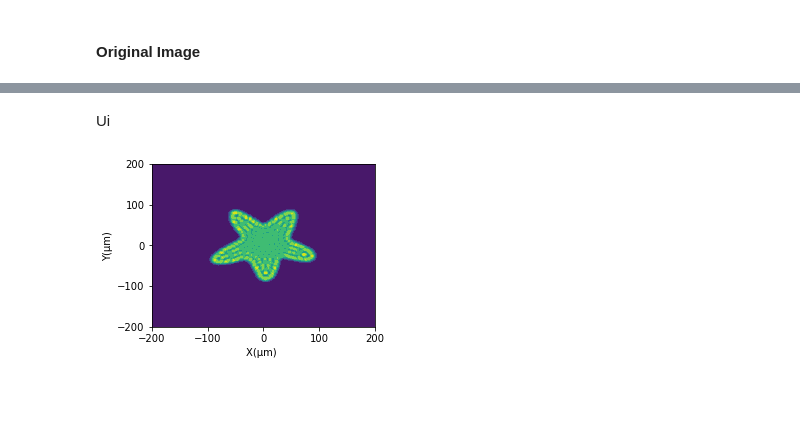
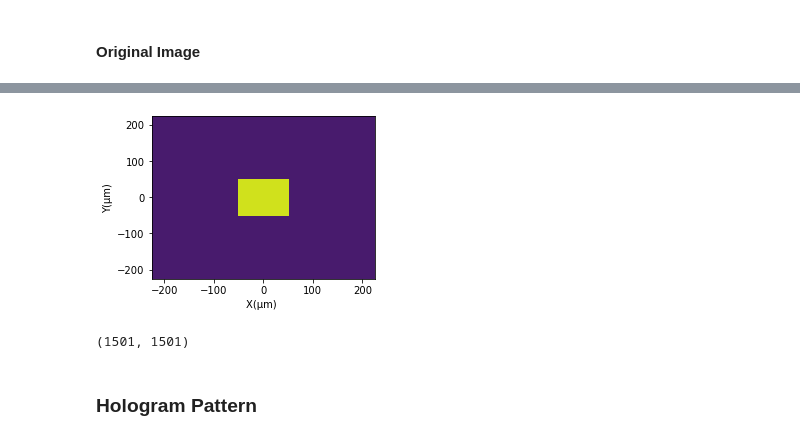
Before and after one commit to yesunhuang/Optics_Toolbox_In_Python, a Jupyter notebook: notebooks/GSAlgorithm.ipynb, the cells around one changed output, grey strips where cells are left out. Saved outputs shown, nothing was run; the diff lists cells and outputs as text; code cells hidden in the pictures; blank space fills up the shorter version.

```diff
--- a/notebooks/GSAlgorithm.ipynb
+++ b/notebooks/GSAlgorithm.ipynb
@@ -42,13 +43,15 @@ Fruit))
 # %% [markdown]
 #### Paramters
 # %%
-N_size=2001
-#μm plane [400,400]μm
-interval=0.2
-waveLambda=0.633
+N_size=1501
+#μm plane [500,500]μm
+interval=0.3
+waveLambda=0.6328
+z=400
 k=2.0*pi/waveLambda
 actualSize=N_size*interval
 xyInterval=[interval]*2
+hologramRadius=100
 # %% [markdown]
 #### Original Image
 # %%
@@ -180,2 +60,0 @@ U1_af=lens.apply_modulator(U1,N_size,xyInterval)
-# %% [markdown]
-Ui
@@ -184,4 +60,0 @@ Ui=propagator.cal_wavefront(U1_af,z2)
-# %%
-hp.displace_2d(hp.intensity(Ui),labels,range)
-# %% [output]
-[figure, removed]
@@ -187,0 +66,15 @@ hp.displace_2d(hp.intensity(Ui),labels,range)
+# %%
+PTest=PatternGenerator(N_size,xyInterval,pattern='rect')
+targetImg=hp.intensity(PTest.generate([100,100]))
+# %%
+labels=['X(μm) ','Y(μm)']
+range=[[-actualSize/2.0,actualSize/2.0]]*2
+hp.displace_2d(targetImg,labels,range)
+# %% [output]
+[figure, added]
+# %%
+print(targetImg.shape)
+# %% [output]
+(1501, 1501)
+# %% [markdown]
+### Hologram Pattern
```
Also changed, not shown: parts of 71 cells of this notebook, 2 other files.
